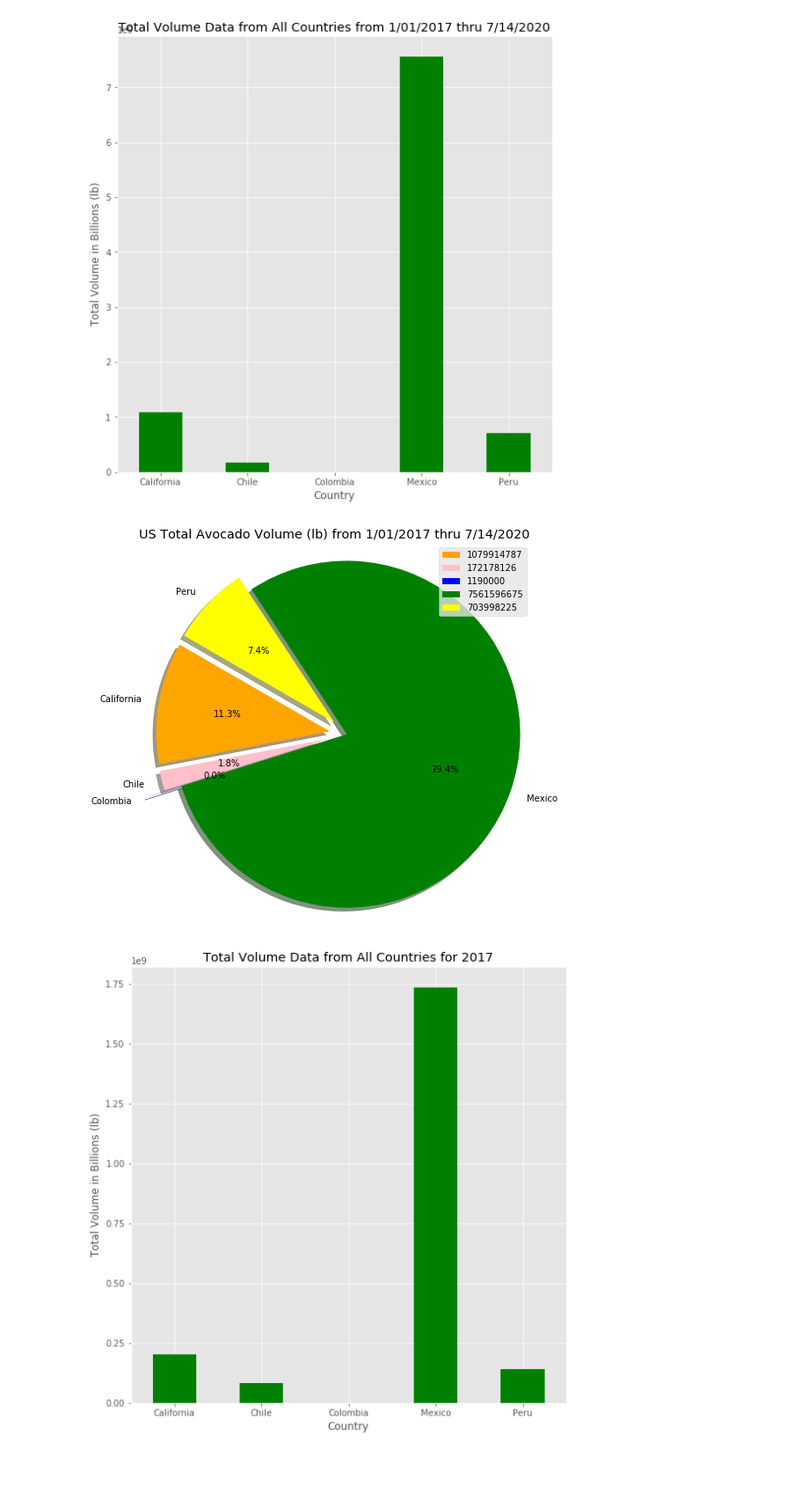
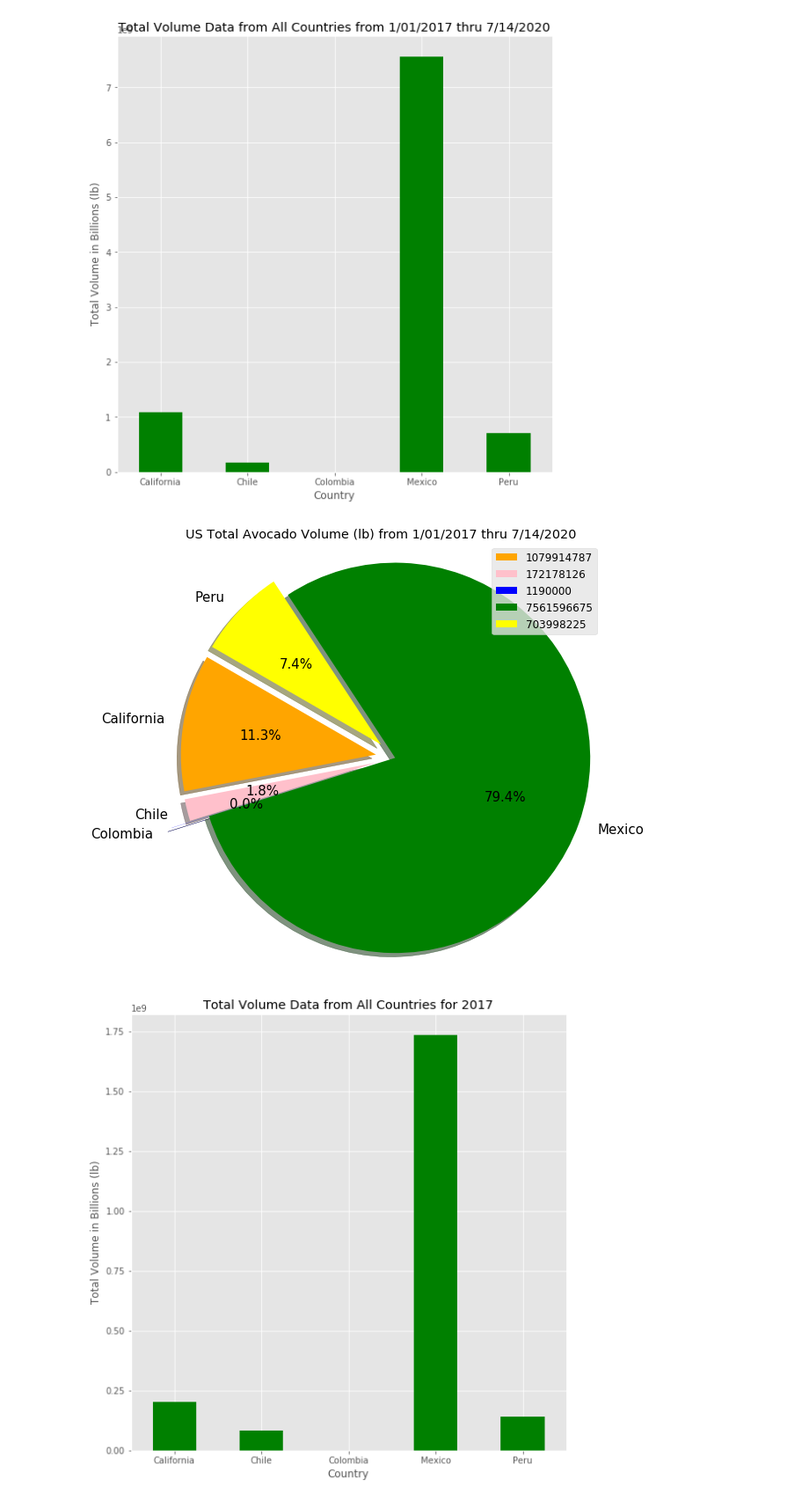
Before and after one commit to SofiaAS1/The-Avocado-Project, a Jupyter notebook: Sofiecado.ipynb, the cells around one changed output. Shown: that part at 88% size. Saved outputs shown, nothing was run; the diff lists cells and outputs as text; code cells hidden in the pictures; blank space fills up the shorter version.

```diff
--- a/Sofiecado.ipynb
+++ b/Sofiecado.ipynb
@@ -281,21 +282,22 @@ plt.show()
 # %%
 %matplotlib inline
 tots = TotV_Coun["Total"]
 countries = TotV_Coun.index.values
 colors = ["orange","pink","blue", "green","yellow"]
 explode = (0.1, 0.1, 0.2, 0, 0.1)
 plt.figure(figsize=(4,4))
 tots.plot(kind="pie", y=countries, title ="US Total Avocado Volume (lb) from 1/01/2017 thru 7/14/2020",
-               colors=colors, autopct="%1.1f%%", shadow=True, startangle=150, explode=explode)
+               colors=colors, autopct="%1.1f%%", shadow=True, startangle=150,
+          explode=explode, fontsize=15)
 plt.axis("equal")
 plt.ylabel('')
-plt.legend(labels=tots, loc="best")
+plt.legend(labels=tots, loc="best", fontsize=12)
 fig = plt.gcf()
-fig.set_size_inches(8,8)
+fig.set_size_inches(9,9)
 plt.savefig("total_avocado_pie.png")
 plt.show()
 # %% [output]
-[figure, old version]
+[figure, new version]
 # %%
 tots = TotV_Coun["2017"]
 plt.figure(figsize=(9,9.25))
```
Also changed, not shown: parts of 5 cells of this notebook, 7 other files.
